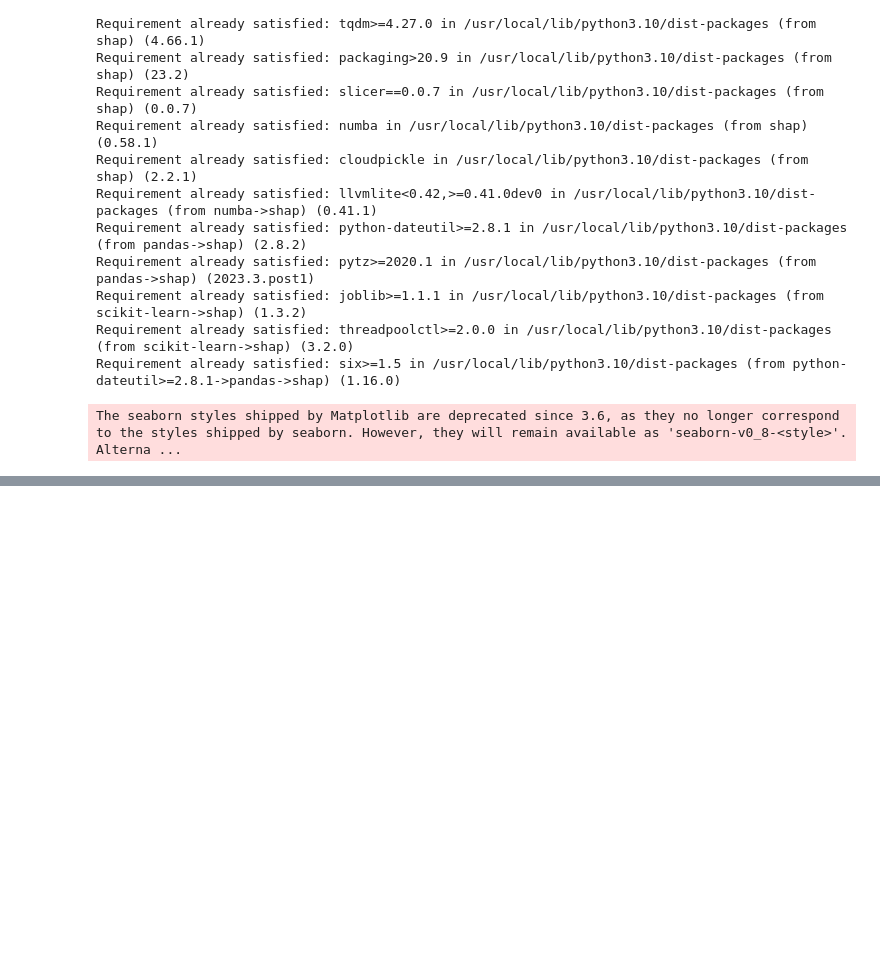
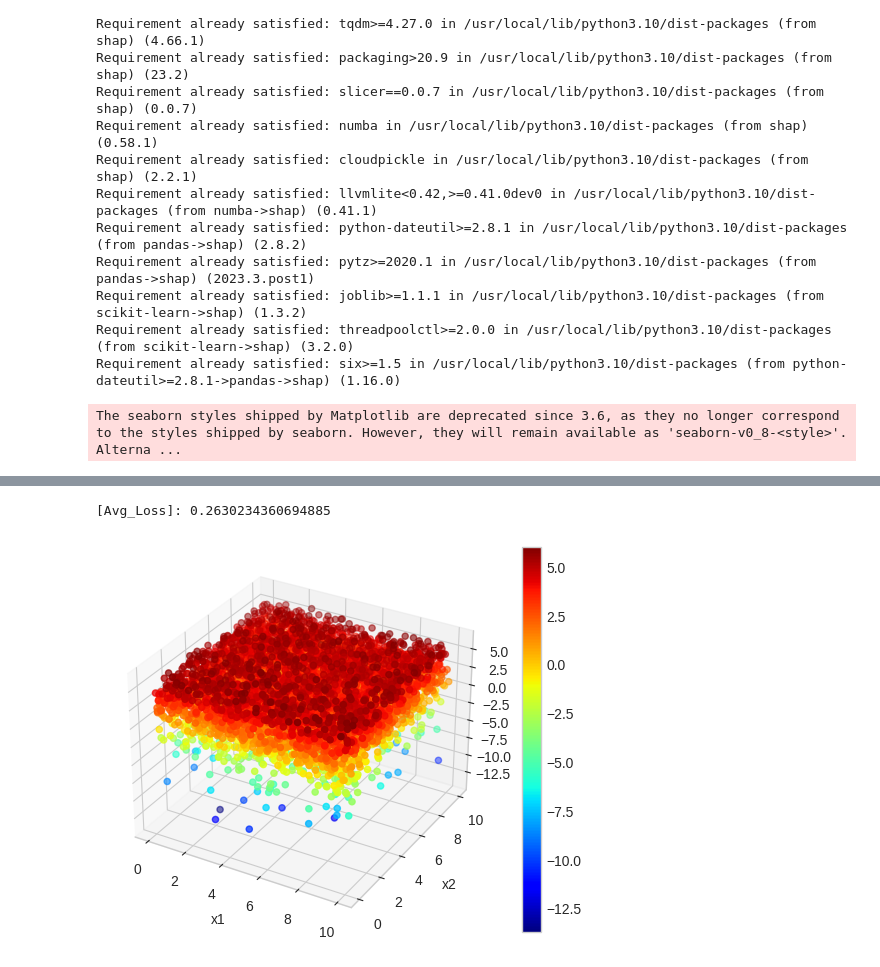
Before and after one commit to powerflow77/DeepLearning, a Jupyter notebook: TensorFlow(Keras)/MLP-SHAP.ipynb, the cells around one changed output, grey strips where cells are left out. Saved outputs shown, nothing was run; the diff lists cells and outputs as text; code cells hidden in the pictures; blank space fills up the shorter version.

```diff
--- a/TensorFlow(Keras)/MLP-SHAP.ipynb
+++ b/TensorFlow(Keras)/MLP-SHAP.ipynb
@@ -97,0 +113,6 @@ x_test[0, :].shape
+# %%
+train_dataset = tf.data.Dataset.from_tensor_slices((x_train, y_train))
+train_dataset = train_dataset.shuffle(buffer_size=len(x_train)).batch(batch_size=64)
+
+test_dataset = tf.data.Dataset.from_tensor_slices((x_test, y_test))
+test_dataset = test_dataset.shuffle(buffer_size=len(y_train)).batch(batch_size=64)
@@ -98 +175,35 @@ x_test[0, :].shape
+# %%
+total_loss = 0.0
+num_batches = 0
+predlist= []
+
+for x, y_true in test_dataset:
+    y_pred = model(x, is_training=False)  # 평가 모드에서는 is_training=False
+    loss = loss_fn(y_true, y_pred)
+    total_loss += loss
+    num_batches += 1
+    predlist += y_pred.numpy().ravel().tolist()
+
+avg_loss = total_loss / num_batches
+print(f'[Avg_Loss]: {avg_loss}')
+# %% [output]
+[Avg_Loss]: 0.2630234360694885
+# %%
+x11 = x_test[:, 0].numpy().ravel()
+x22 = x_test[:, 1].numpy().ravel()
+y00 = np.array(predlist).ravel()
+# %%
+fig1 = plt.figure(figsize=(8,5))
+ax1 = fig1.add_subplot(111, projection='3d')
+t = ax1.scatter(x11, x22, y00, c=y00, cmap='jet', marker='o')
+
+fig1.colorbar(t) # 컬러바
+
+ax1.set_xlabel('x1')
+ax1.set_ylabel('x2')
+ax1.set_zlabel('y')
+
+plt.show()
+# %% [output]
+[figure, added]
 # %%
```
Also changed, not shown: parts of 16 cells of this notebook, 1 other file.
